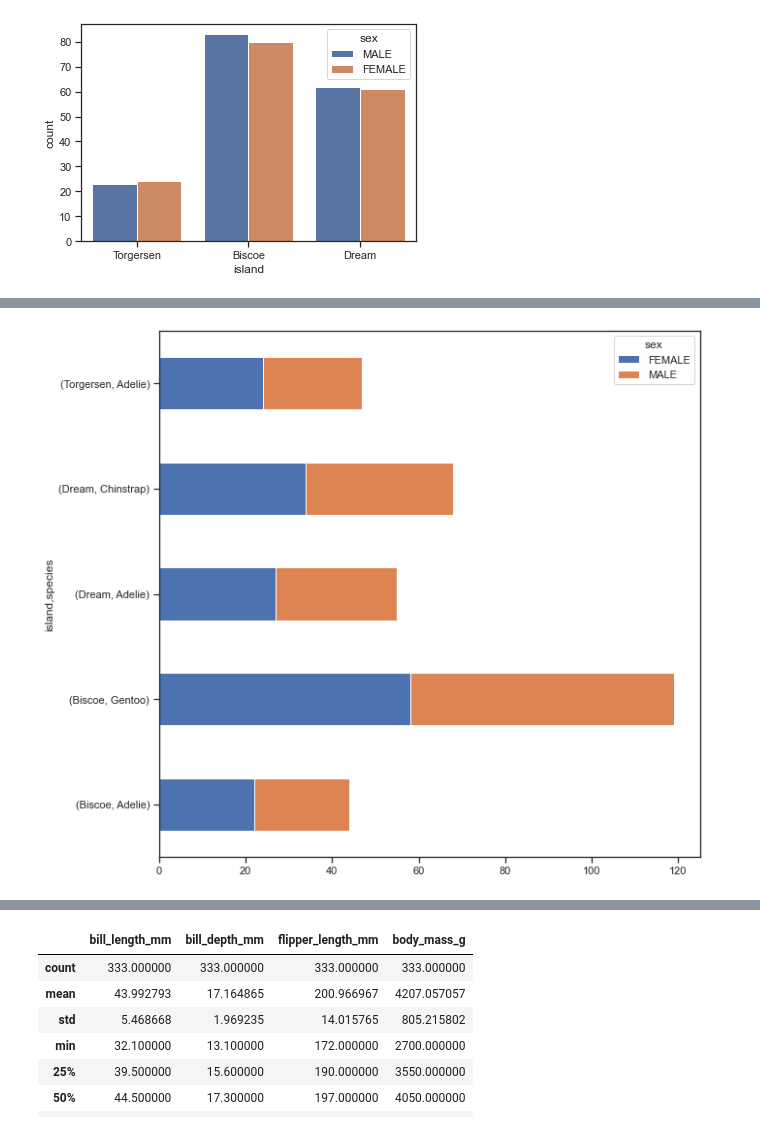
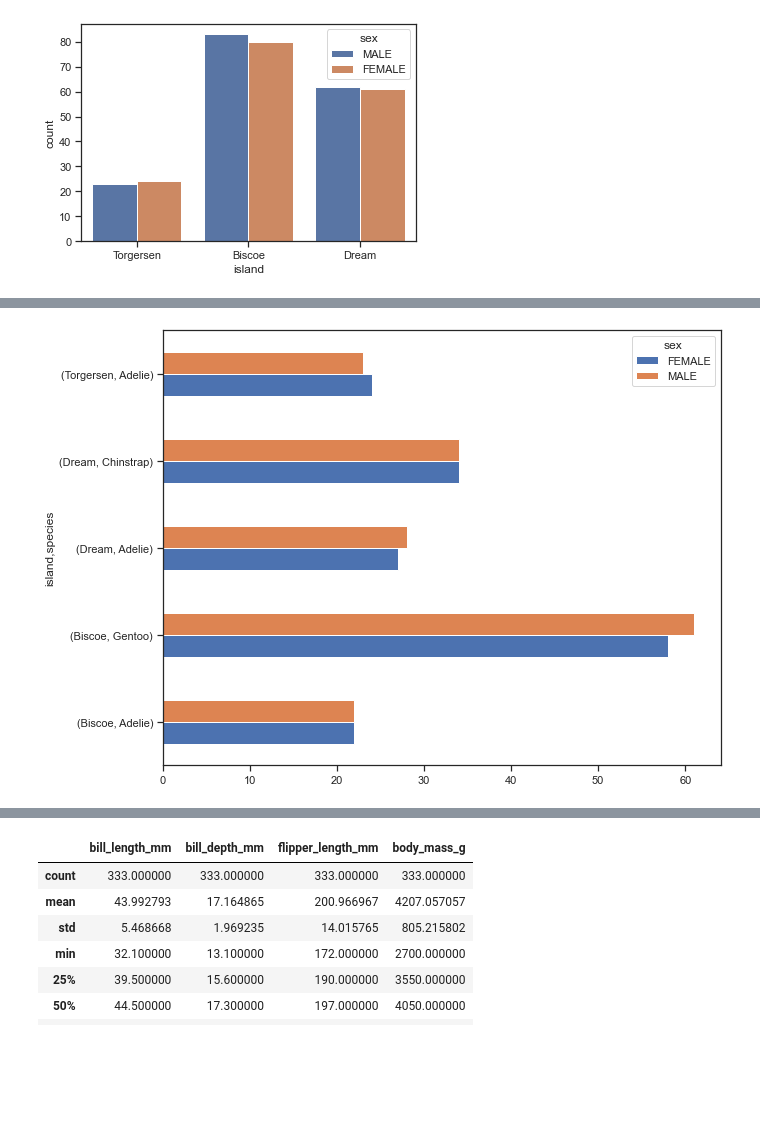
Before and after one commit to Carlene/INTRO-TO-DATA-ANALYSIS, a Jupyter notebook: logistic-regression/logistic_regression_assignment_1_solution.ipynb, the cells around one changed output, grey strips where cells are left out. Drawn from its saved outputs; the diff is of its cells as text; code cells hidden in the pictures; blank space fills up the shorter version.

```diff
--- a/logistic-regression/logistic_regression_assignment_1_solution.ipynb
+++ b/logistic-regression/logistic_regression_assignment_1_solution.ipynb
@@ -103,4 +116,4 @@ sex
 # %%
-sex.plot.barh(stacked=True, figsize=(10,10));
+sex.plot.barh(figsize=(10,8));
 # %% [output]
-[figure, old version]
+[figure, new version]
```
Also changed, not shown: parts of 4 cells of this notebook, 1 other file.
